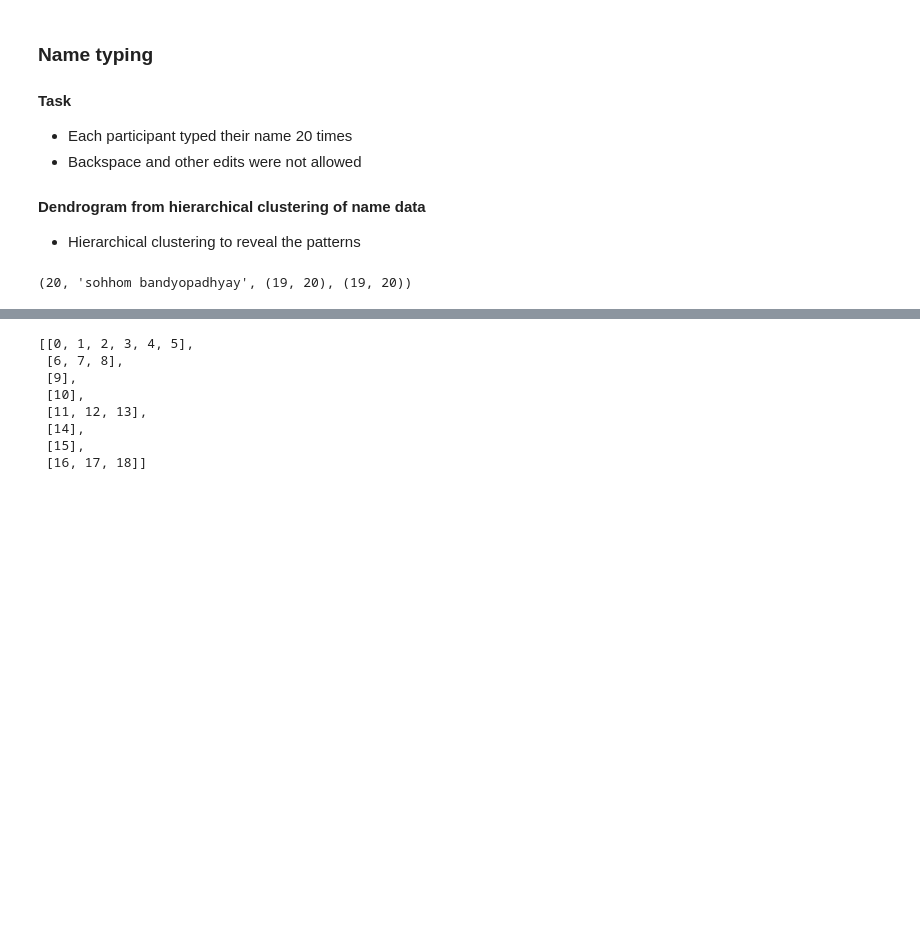
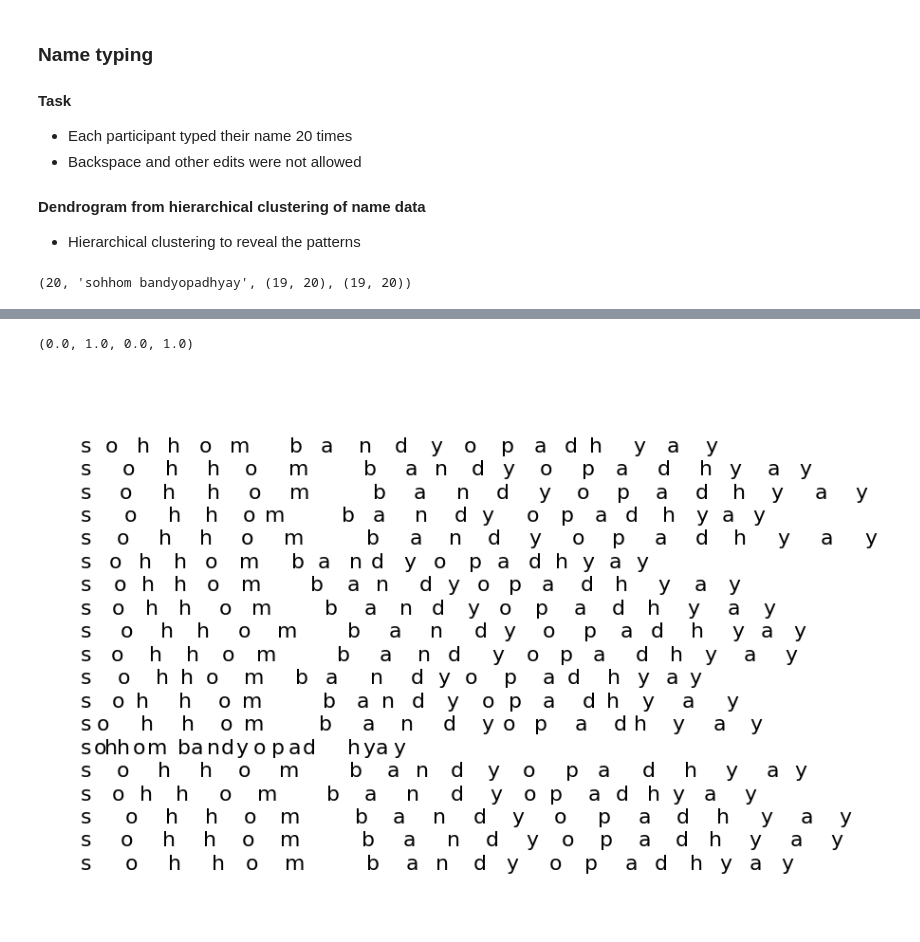
Before and after one commit to sigmaroles/keystroke-chunking, a Jupyter notebook: main_presentation.ipynb, the cells around one changed output, grey strips where cells are left out. Drawn from its saved outputs; the diff is of its cells as text; code cells hidden in the pictures; blank space fills up the shorter version.

```diff
--- a/main_presentation.ipynb
+++ b/main_presentation.ipynb
@@ -77,11 +69,0 @@ len(cluster_ids)
-# %%
-cluster_ids
-# %% [output]
-[[0, 1, 2, 3, 4, 5],
- [6, 7, 8],
- [9],
- [10],
- [11, 12, 13],
- [14],
- [15],
- [16, 17, 18]]
@@ -89,0 +70,14 @@ centers = clus.get_centers()
+# %%
+ypos = 0.01
+ydelta = 0.045
+# %%
+# plot delays as spatial gaps
+for dd in raw_delays:
+    xposvector = get_xpos_from_delays(dd, space_min = 0.006, max_delta_spacing=0.05)
+    for char, xpos in zip(typedname, xposvector):
+        plt.text(xpos, ypos + ydelta, char, fontsize=22)
+    ypos += ydelta
+plt.axis('off')
+# %% [output]
+(0.0, 1.0, 0.0, 1.0)
+[figure, added]
```
Also changed, not shown: parts of 6 cells of this notebook, 2 other files.
